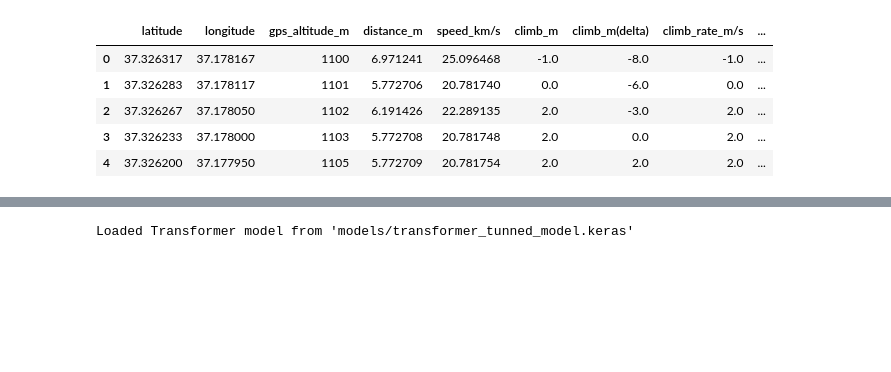
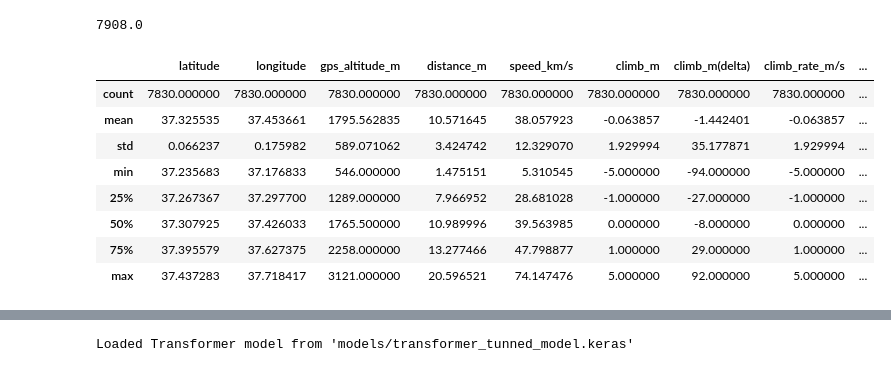
Before and after one commit to SerkanKurd/Paragliding_Flight_Analyses, a Jupyter notebook: scripts/flight_analyse_scoring.ipynb, the cells around one changed output, grey strips where cells are left out. Drawn from its saved outputs; the diff is of its cells as text; code cells hidden in the pictures; blank space fills up the shorter version.

```diff
--- a/scripts/flight_analyse_scoring.ipynb
+++ b/scripts/flight_analyse_scoring.ipynb
@@ -17,0 +17,6 @@ Reading /Users/serkan/Documents/Projeler/Paragliding_Flight_Analyses/data/flight
+# %%
+file_no = 1
+file_path = os.path.join(flightlogs_dir, files[file_no])
+print(f"Reading {file_path}")
+df = fl.prepare_data(file_path)
+df.head()
@@ -18,22 +32,44 @@ Reading /Users/serkan/Documents/Projeler/Paragliding_Flight_Analyses/data/flight
+# %%
+print(df["elapsed_time"].iloc[-1])
+# %% [output]
+7908.0
 # %%
-df = fl.prepare_data(file_path)
-df_new = df[['latitude', 'longitude',
-                'gps_altitude_m', 'distance_m', 'speed_km/s',
-                'climb_m', 'climb_m(delta)', 'climb_rate_m/s',
-                'glide_ratio', 'bearing', 'delta_bearing',
-                'elapsed_time', 'delta_time', 'temp',
-                'pressure', 'humidity', 'dew_point',
-                'wind_speed', 'wind_deg']]
+def calc_zscore(df) -> pd.Series:
+    mean = df.mean()
+    std = df.std()
+    result = (df - mean) / std
+    result = np.where(abs(result) > 3, True, False)
+    return result
 
 
+df = df[['latitude', 'longitude',
+         'gps_altitude_m', 'distance_m', 'speed_km/s',
+         'climb_m', 'climb_m(delta)', 'climb_rate_m/s',
+         'glide_ratio', 'bearing', 'delta_bearing',
+         'elapsed_time', 'delta_time', 'temp',
+         'pressure', 'humidity', 'dew_point',
+         'wind_speed', 'wind_deg']]
+df = df[df['gps_altitude_m'] > 0]
 
+df_cleaned = df.copy()
+zsore_columns = ['gps_altitude_m', 'distance_m', 'speed_km/s',
+                 'climb_m', 'climb_m(delta)', 'climb_rate_m/s',
+                 'glide_ratio', 'delta_time']
 
+for col in zsore_columns:
+    df_cleaned[col + "_zscore"] = calc_zscore(df_cleaned[col].copy())
+    df_cleaned = df_cleaned[df_cleaned[col + "_zscore"] == False]
+    df_cleaned.drop(columns=[col + "_zscore"], inplace=True)
 
-df_new.head()
+df = df_cleaned
+df.describe()
 # %% [output]
 |  | latitude | longitude | gps_altitude_m | distance_m | speed_km/s | climb_m | climb_m(delta) | climb_rate_m/s | ... |
-| 0 | 37.326317 | 37.178167 | 1100 | 6.971241 | 25.096468 | -1.0 | -8.0 | -1.0 | ... |
-| 1 | 37.326283 | 37.178117 | 1101 | 5.772706 | 20.781740 | 0.0 | -6.0 | 0.0 | ... |
-| 2 | 37.326267 | 37.178050 | 1102 | 6.191426 | 22.289135 | 2.0 | -3.0 | 2.0 | ... |
-| 3 | 37.326233 | 37.178000 | 1103 | 5.772708 | 20.781748 | 2.0 | 0.0 | 2.0 | ... |
-| 4 | 37.326200 | 37.177950 | 1105 | 5.772709 | 20.781754 | 2.0 | 2.0 | 2.0 | ... |
+| count | 7830.000000 | 7830.000000 | 7830.000000 | 7830.000000 | 7830.000000 | 7830.000000 | 7830.000000 | 7830.000000 | ... |
+| mean | 37.325535 | 37.453661 | 1795.562835 | 10.571645 | 38.057923 | -0.063857 | -1.442401 | -0.063857 | ... |
+| std | 0.066237 | 0.175982 | 589.071062 | 3.424742 | 12.329070 | 1.929994 | 35.177871 | 1.929994 | ... |
+| min | 37.235683 | 37.176833 | 546.000000 | 1.475151 | 5.310545 | -5.000000 | -94.000000 | -5.000000 | ... |
+| 25% | 37.267367 | 37.297700 | 1289.000000 | 7.966952 | 28.681028 | -1.000000 | -27.000000 | -1.000000 | ... |
+| 50% | 37.307925 | 37.426033 | 1765.500000 | 10.989996 | 39.563985 | 0.000000 | -8.000000 | 0.000000 | ... |
+| 75% | 37.395579 | 37.627375 | 2258.000000 | 13.277466 | 47.798877 | 1.000000 | 29.000000 | 1.000000 | ... |
+| max | 37.437283 | 37.718417 | 3121.000000 | 20.596521 | 74.147476 | 5.000000 | 92.000000 | 5.000000 | ... |
```
Also changed, not shown: parts of 11 cells of this notebook.
